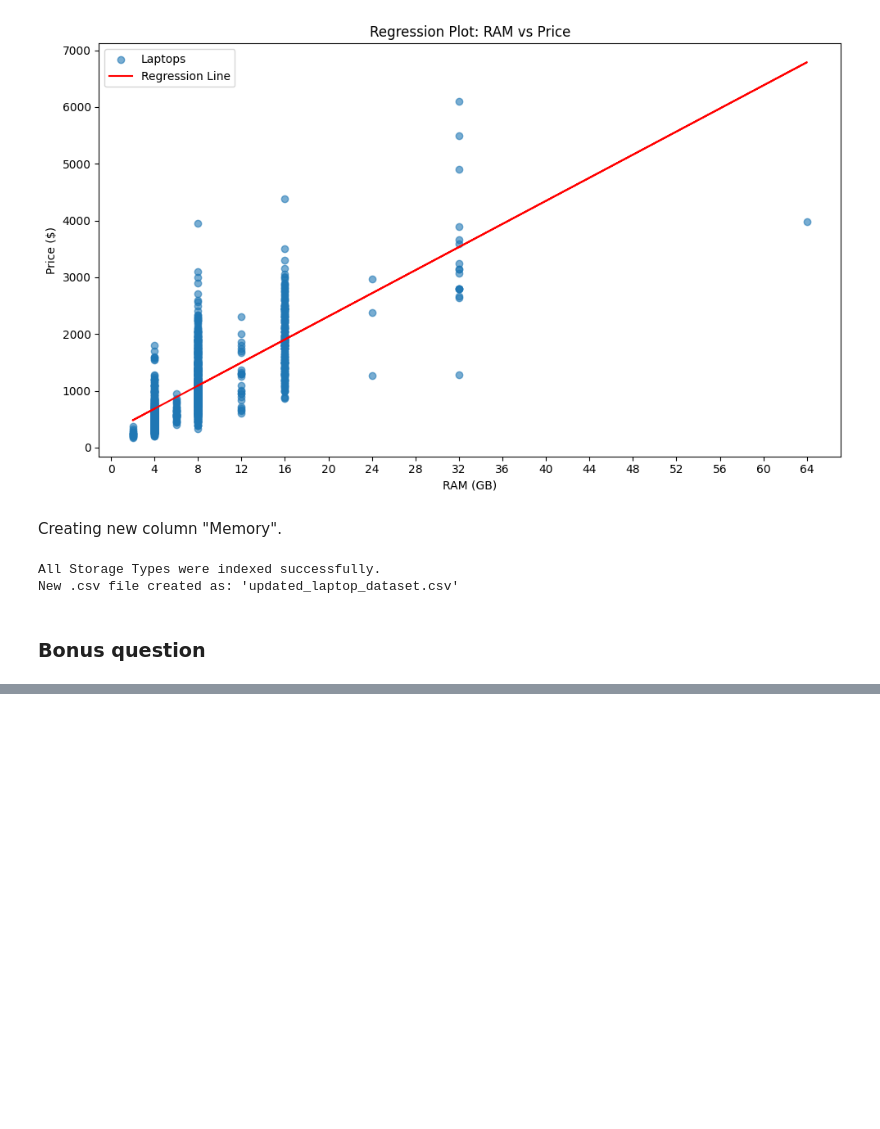
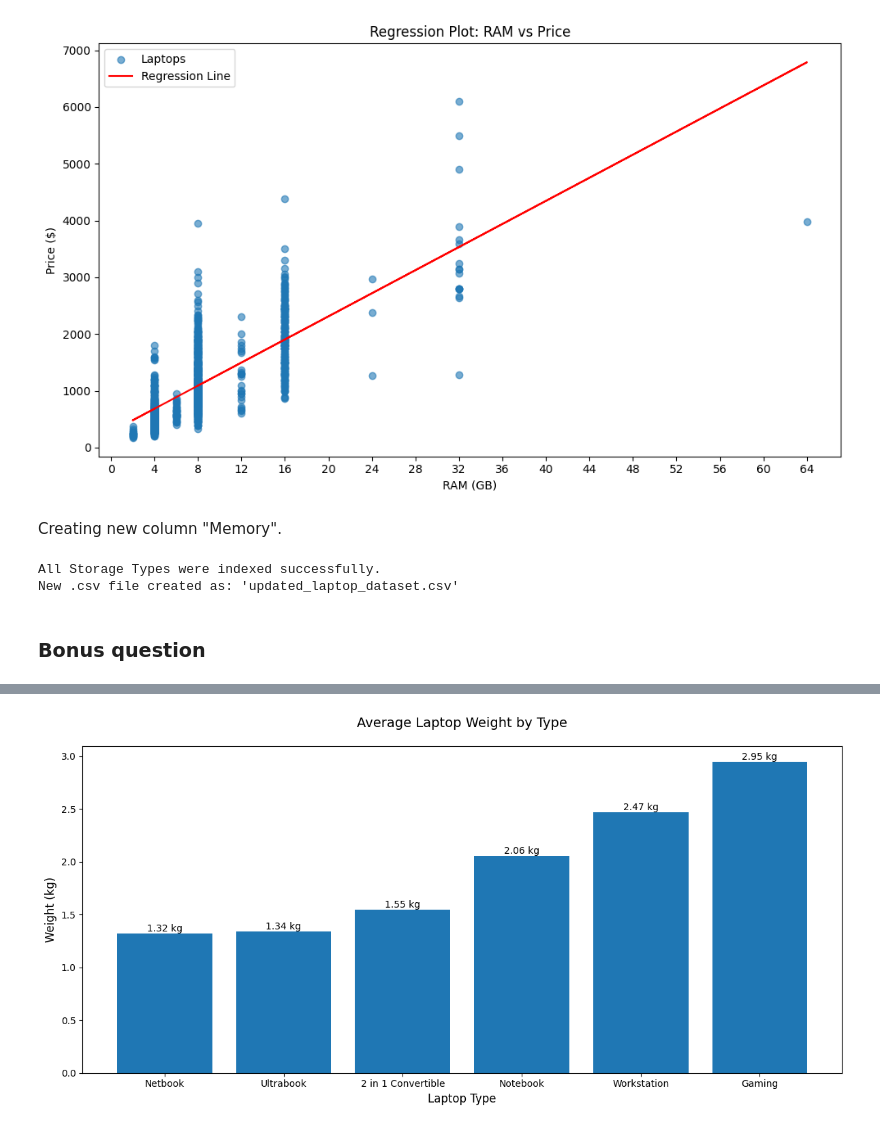
Before and after one commit to DaniilRein/miniproject1, a Jupyter notebook: mini_project1.ipynb, the cells around one changed output, grey strips where cells are left out. Drawn from its saved outputs; the diff is of its cells as text; code cells hidden in the pictures; blank space fills up the shorter version.

```diff
--- a/mini_project1.ipynb
+++ b/mini_project1.ipynb
@@ -475,0 +427,35 @@ plt.show()
+# %%
+### Idea 6 ###
+# plot a comparison between the average weight of each laptop type.
+import pandas as pd
+import matplotlib.pyplot as plt
+
+# Load the dataset.
+data = pd.read_csv('laptop_price - dataset.csv')
+
+# Calculate average weights for each type.
+weight_stats = data.groupby('TypeName')['Weight (kg)'].agg(['mean', 'count', 'std']).round(2)
+weight_stats = weight_stats.sort_values('mean', ascending=True)  # Sort by mean weight
+
+# Create the bar plot.
+plt.figure(figsize=(12, 6))
+
+# Create bars
+bars = plt.bar(weight_stats.index, weight_stats['mean'])
+
+# Add value labels on top of each bar
+for bar in bars:
+    height = bar.get_height()
+    plt.text(bar.get_x() + bar.get_width()/2., height,
+             f'{height:.2f} kg',
+             ha='center', va='bottom')
+
+# Customize the plot
+plt.title('Average Laptop Weight by Type', pad=20, fontsize=14)
+plt.xlabel('Laptop Type', fontsize=12)
+plt.ylabel('Weight (kg)', fontsize=12)
+
+plt.tight_layout()
+plt.show()
+# %% [output]
+[figure, added]
```
Also changed, not shown: parts of 11 cells of this notebook, 1 other file.
